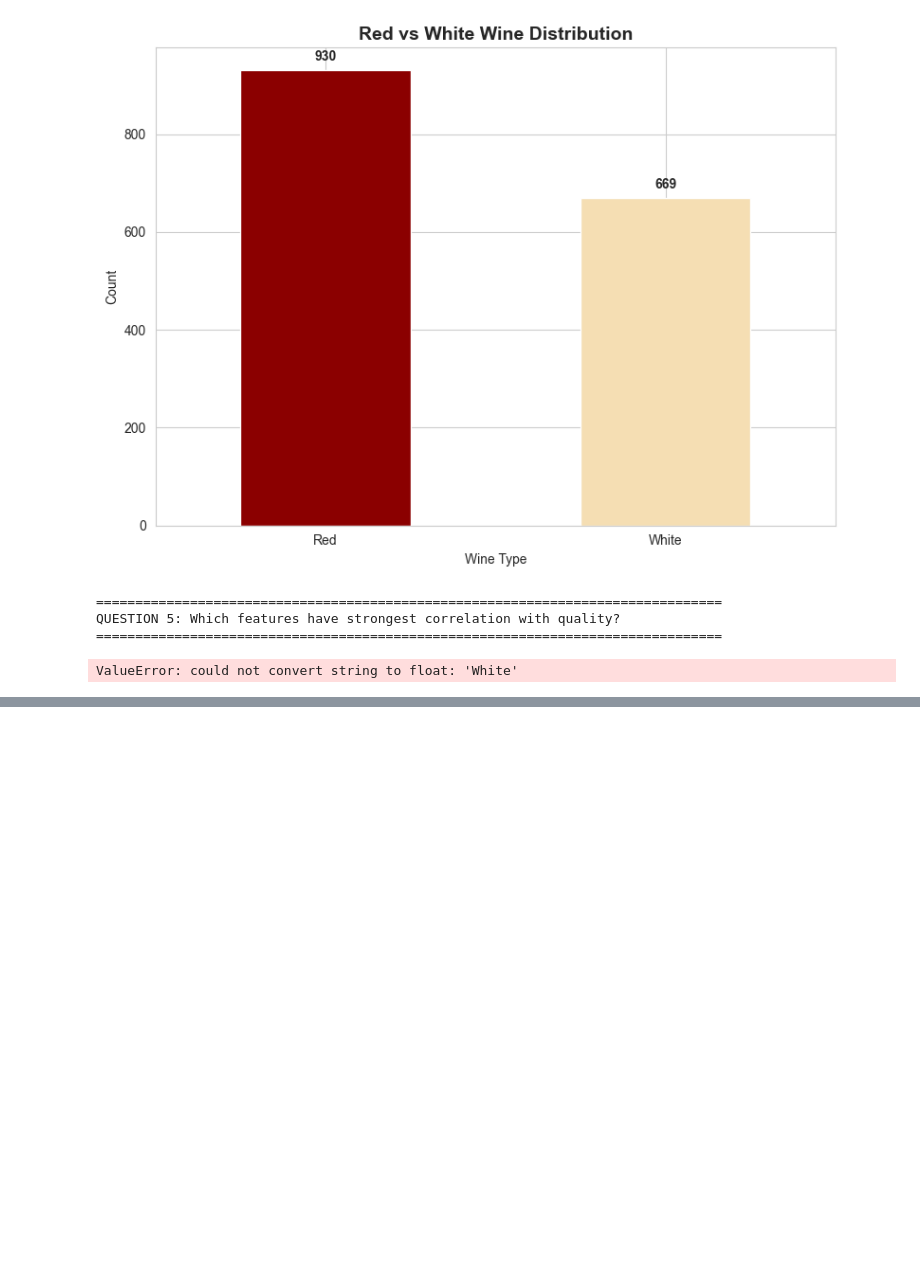
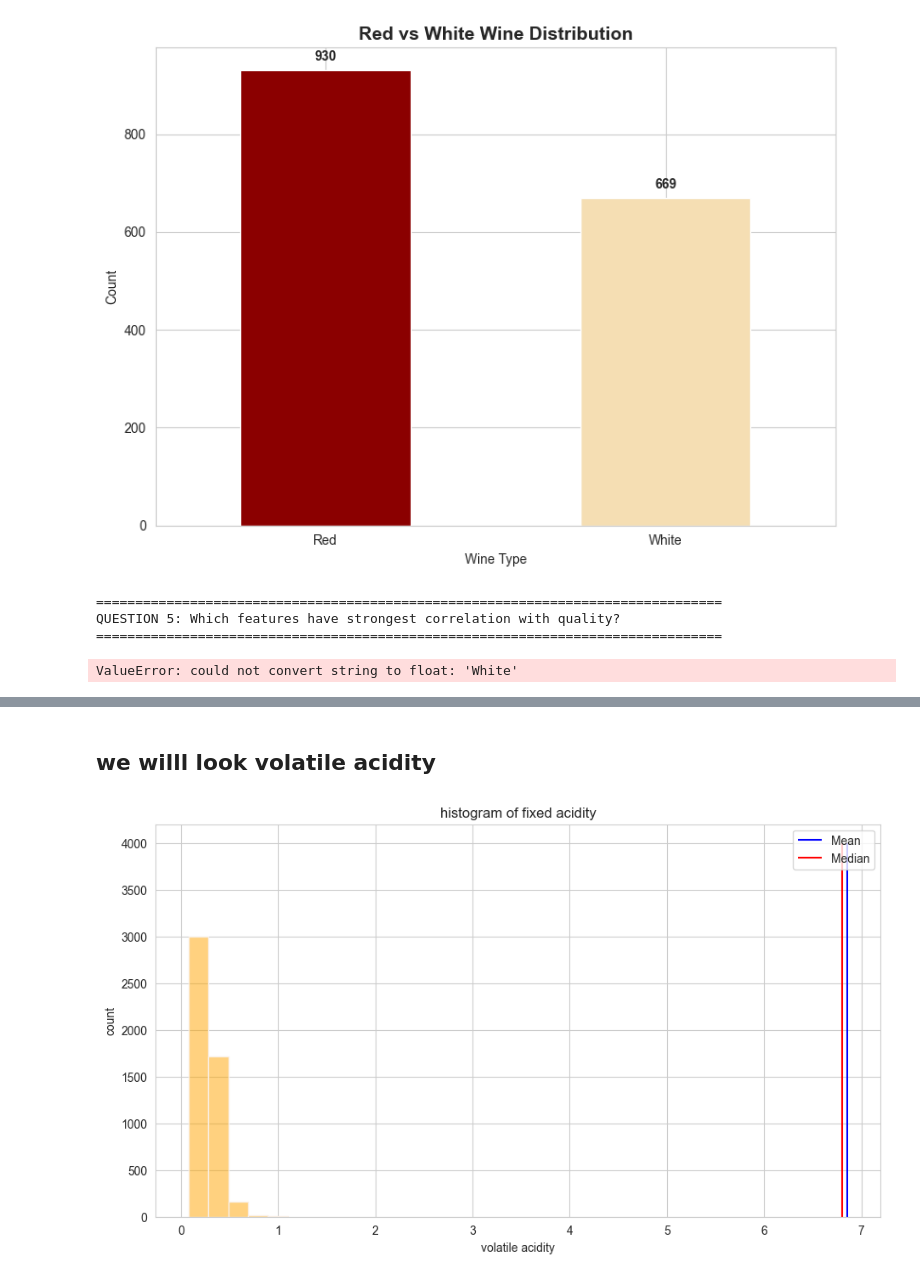
Before and after one commit to Subodhoraw/Central-tendency-case-report, a Jupyter notebook: winequality.ipynb, the cells around one changed output, grey strips where cells are left out. Cells and saved outputs as stored; diff of their text form; code cells hidden in the pictures; blank space fills up the shorter version.

```diff
--- a/winequality.ipynb
+++ b/winequality.ipynb
@@ -547,0 +648,14 @@ ValueError: could not convert string to float: 'White'
+# %% [markdown]
+## we willl look volatile acidity
+# %%
+plt.figure(figsize = (11,6))
+sns.histplot(data = data, x = 'volatile acidity',color= 'orange',edgecolor ='linen',alpha =0.5, bins = 5)
+plt.title("histogram of fixed acidity")
+plt.xlabel('volatile acidity')
+plt.ylabel('count')
+plt.vlines(data['fixed acidity'].mean(), ymin = 0, ymax = 4000, color ='blue',label ='Mean')
+plt.vlines(data['fixed acidity'].median(), ymin = 0, ymax = 4000, color ='red',label ='Median')
+plt.legend()
+plt.show()
+# %% [output]
+[figure, added]
```
Also changed, not shown: parts of 13 cells of this notebook.
